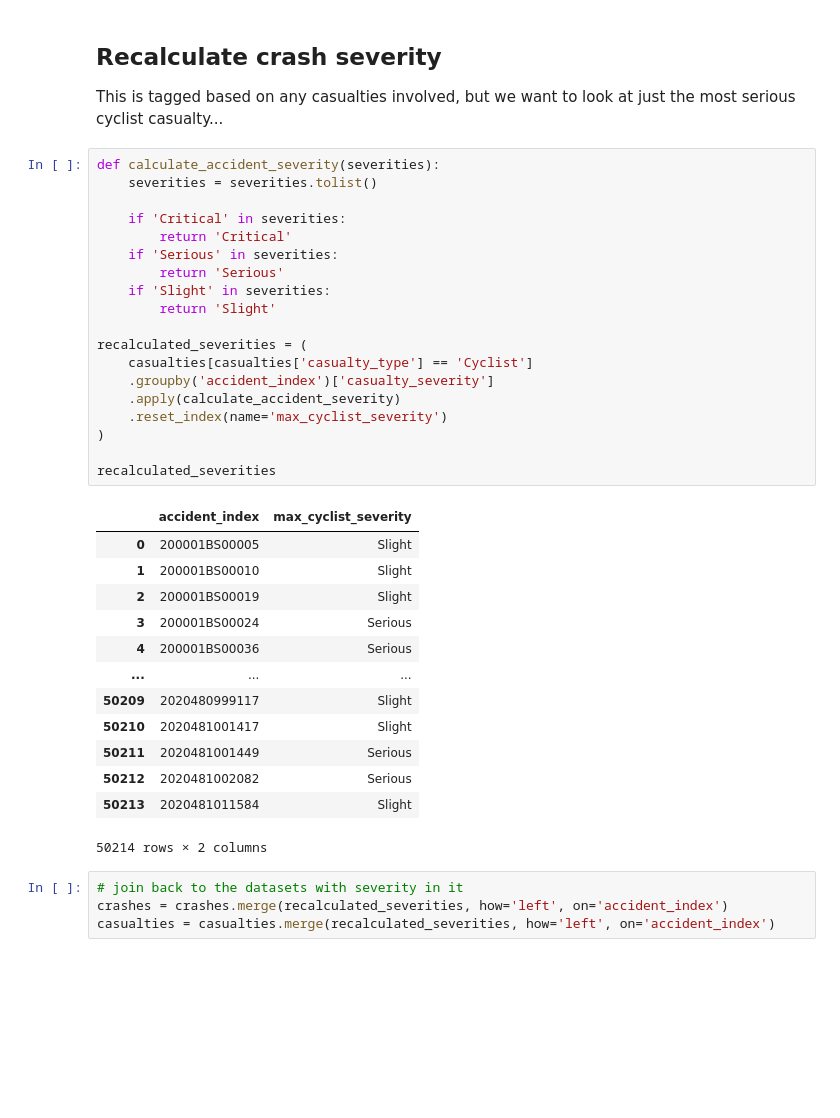
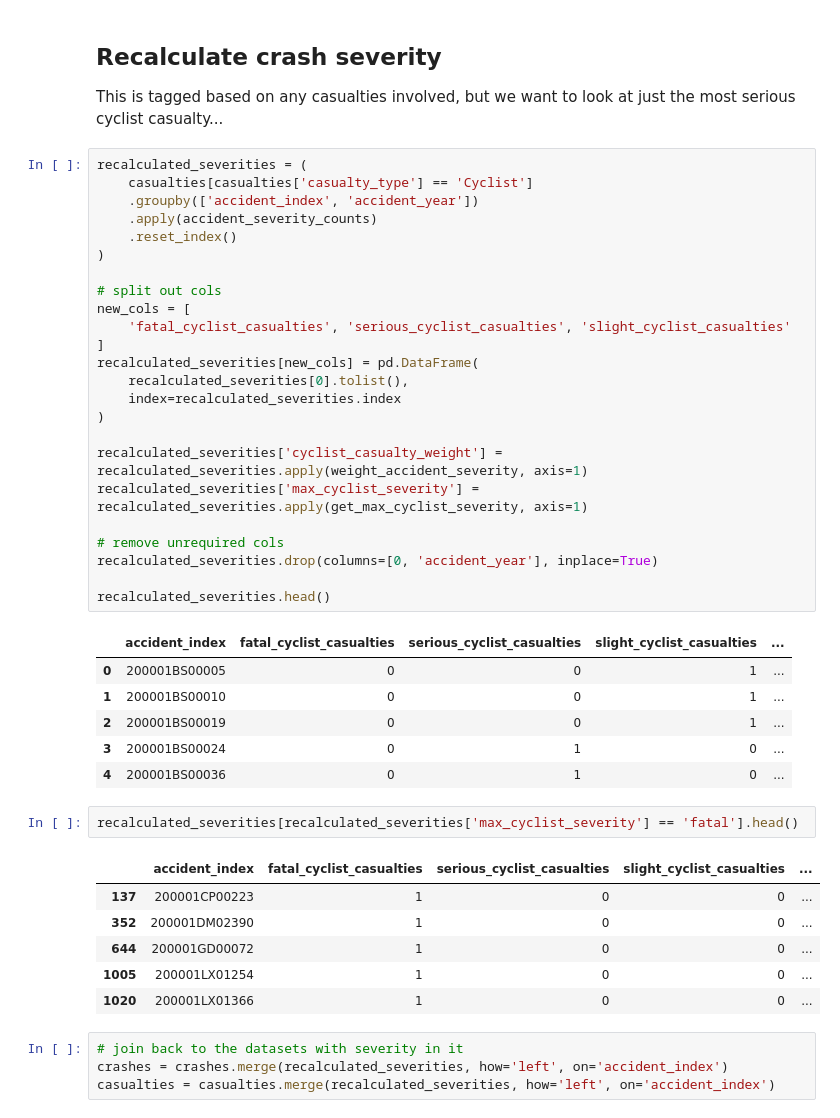
Before and after one commit to londoncyclingcampaign/lcc-dangerous-junctions, a Jupyter notebook: notebooks/dft-collision-data.ipynb, the cells around one changed output. Drawn from its saved outputs; the diff is of its cells as text; blank space fills up the shorter version.

Commit message:
add weighting

```diff
--- a/notebooks/dft-collision-data.ipynb
+++ b/notebooks/dft-collision-data.ipynb
@@ -136,39 +175,46 @@ vehicles = vehicles[vehicles.accident_index.isin(cyclist_crash_ids)]
 ## Recalculate crash severity
 
 This is tagged based on any casualties involved, but we want to look at just the most serious cyclist casualty...
-# %%
-def calculate_accident_severity(severities):
-    severities = severities.tolist()
-
-    if 'Critical' in severities:
-        return 'Critical'
-    if 'Serious' in severities:
-        return 'Serious'
-    if 'Slight' in severities:
-        return 'Slight'
-
-recalculated_severities = (
-    casualties[casualties['casualty_type'] == 'Cyclist']
-    .groupby('accident_index')['casualty_severity']
-    .apply(calculate_accident_severity)
-    .reset_index(name='max_cyclist_severity')
-)
-
-recalculated_severities
-# %% [output]
-|  | accident_index | max_cyclist_severity |
-| 0 | 200001BS00005 | Slight |
-| 1 | 200001BS00010 | Slight |
-| 2 | 200001BS00019 | Slight |
-| 3 | 200001BS00024 | Serious |
-| 4 | 200001BS00036 | Serious |
-| ... | ... | ... |
-| 50209 | 2020480999117 | Slight |
-| 50210 | 2020481001417 | Slight |
-| 50211 | 2020481001449 | Serious |
-| 50212 | 2020481002082 | Serious |
-| 50213 | 2020481011584 | Slight |
-50214 rows × 2 columns
+# %%
+recalculated_severities = (
+    casualties[casualties['casualty_type'] == 'Cyclist']
+    .groupby(['accident_index', 'accident_year'])
+    .apply(accident_severity_counts)
+    .reset_index()
+)
+
+# split out cols
+new_cols = [
+    'fatal_cyclist_casualties', 'serious_cyclist_casualties', 'slight_cyclist_casualties'
+]
+recalculated_severities[new_cols] = pd.DataFrame(
+    recalculated_severities[0].tolist(),
+    index=recalculated_severities.index
+)
+
+recalculated_severities['cyclist_casualty_weight'] = recalculated_severities.apply(weight_accident_severity, axis=1)
+recalculated_severities['max_cyclist_severity'] = recalculated_severities.apply(get_max_cyclist_severity, axis=1)
+
+# remove unrequired cols
+recalculated_severities.drop(columns=[0, 'accident_year'], inplace=True)
+
+recalculated_severities.head()
+# %% [output]
+|  | accident_index | fatal_cyclist_casualties | serious_cyclist_casualties | slight_cyclist_casualties | ... |
+| 0 | 200001BS00005 | 0 | 0 | 1 | ... |
+| 1 | 200001BS00010 | 0 | 0 | 1 | ... |
+| 2 | 200001BS00019 | 0 | 0 | 1 | ... |
+| 3 | 200001BS00024 | 0 | 1 | 0 | ... |
+| 4 | 200001BS00036 | 0 | 1 | 0 | ... |
+# %%
+recalculated_severities[recalculated_severities['max_cyclist_severity'] == 'fatal'].head()
+# %% [output]
+|  | accident_index | fatal_cyclist_casualties | serious_cyclist_casualties | slight_cyclist_casualties | ... |
+| 137 | 200001CP00223 | 1 | 0 | 0 | ... |
+| 352 | 200001DM02390 | 1 | 0 | 0 | ... |
+| 644 | 200001GD00072 | 1 | 0 | 0 | ... |
+| 1005 | 200001LX01254 | 1 | 0 | 0 | ... |
+| 1020 | 200001LX01366 | 1 | 0 | 0 | ... |
 # %%
 # join back to the datasets with severity in it
 crashes = crashes.merge(recalculated_severities, how='left', on='accident_index')
```
Also changed, not shown: parts of 4 cells of this notebook.
